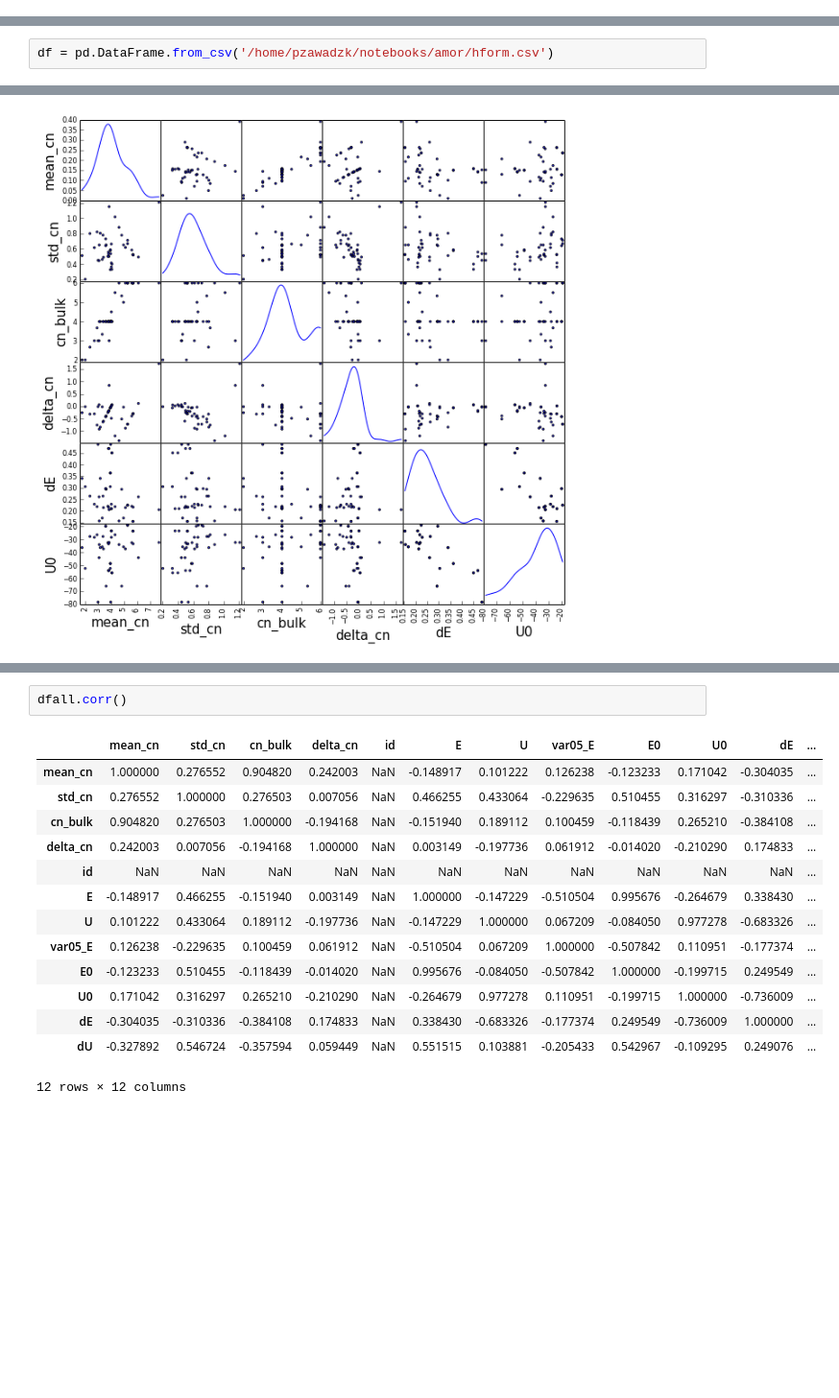
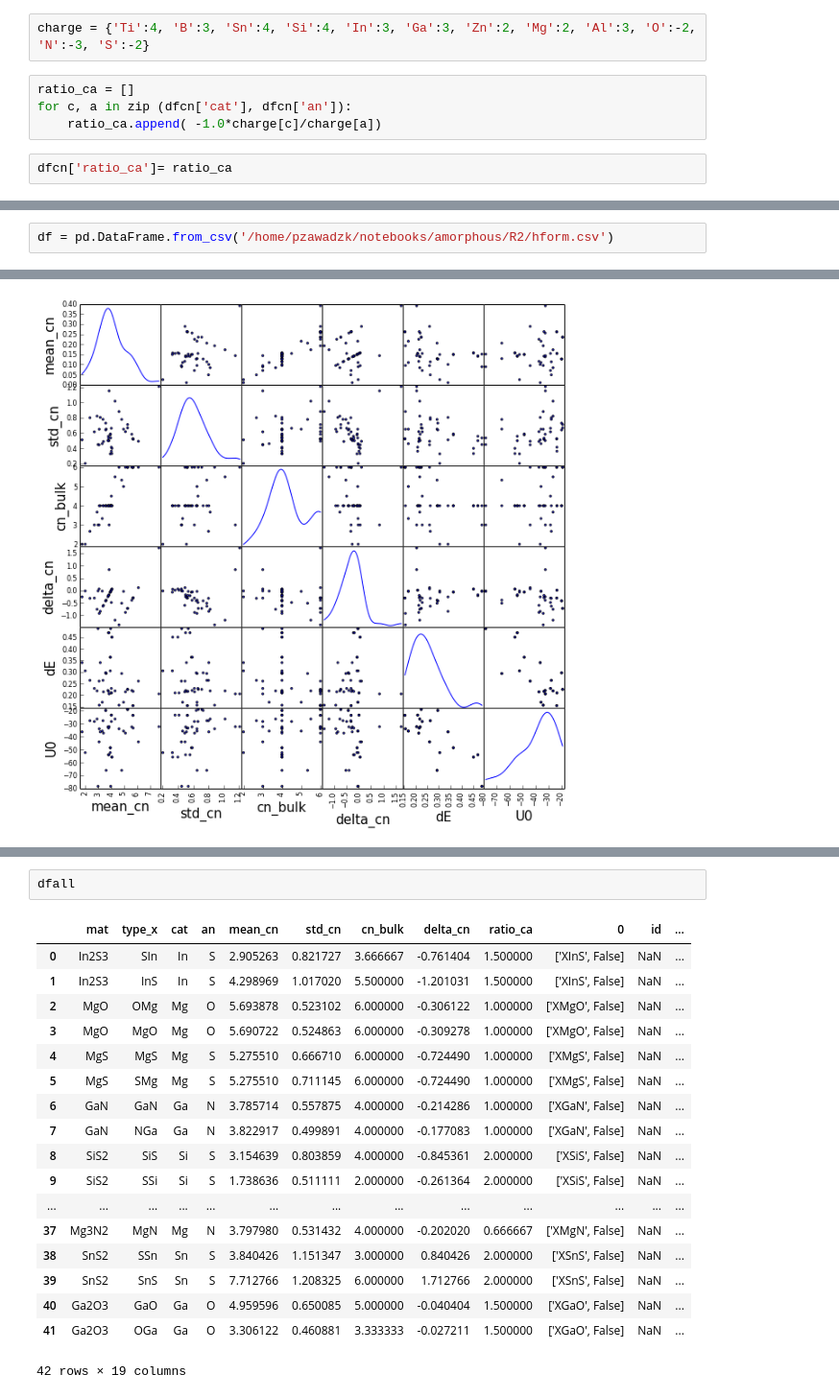
Before and after one commit to pzawadzk/IPython-NB-amorphous, a Jupyter notebook: R2_SON_structures.ipynb, the cells around one changed output, grey strips where cells are left out. Shown at 96% size. Drawn from its saved outputs; the diff is of its cells as text; blank space fills up the shorter version.

```diff
--- a/R2_SON_structures.ipynb
+++ b/R2_SON_structures.ipynb
@@ -272,6 +272,14 @@ for key_type in ['O', 'N', 'S']:
 savefig("CN_pdf.pdf", bbox_inches='tight')
 # %% [output]
 [figure]
+# %%
+charge = {'Ti':4, 'B':3, 'Sn':4, 'Si':4, 'In':3, 'Ga':3, 'Zn':2, 'Mg':2, 'Al':3, 'O':-2, 'N':-3, 'S':-2}
+# %%
+ratio_ca = []
+for c, a in zip (dfcn['cat'], dfcn['an']):
+    ratio_ca.append( -1.0*charge[c]/charge[a])
+# %%
+dfcn['ratio_ca']= ratio_ca
 # %%
 dfcn
 # %% [output]
@@ -326,7 +339,7 @@ dfcn[['mean_cn',  'std_cn', 'cn_bulk', 'delta_cn']].corr()
 | delta_cn | 0.226237 | 0.027411 | -0.181434 | 1.000000 |
 4 rows × 4 columns
 # %%
-df = pd.DataFrame.from_csv('/home/pzawadzk/notebooks/amor/hform.csv')
+df = pd.DataFrame.from_csv('/home/pzawadzk/notebooks/amorphous/R2/hform.csv')
 # %%
 df['mat']= df.index
 # %%
@@ -357,17 +393,21 @@ scatter_matrix(dfall[['mean_cn',  'std_cn', 'cn_bulk', 'delta_cn', 'dE', 'U0']],
 # %%
-dfall.corr()
+dfall
 # %% [output]
-|  | mean_cn | std_cn | cn_bulk | delta_cn | id | E | U | var05_E | E0 | U0 | dE | ... |
-| mean_cn | 1.000000 | 0.276552 | 0.904820 | 0.242003 | NaN | -0.148917 | 0.101222 | 0.126238 | -0.123233 | 0.171042 | -0.304035 | ... |
-| std_cn | 0.276552 | 1.000000 | 0.276503 | 0.007056 | NaN | 0.466255 | 0.433064 | -0.229635 | 0.510455 | 0.316297 | -0.310336 | ... |
-| cn_bulk | 0.904820 | 0.276503 | 1.000000 | -0.194168 | NaN | -0.151940 | 0.189112 | 0.100459 | -0.118439 | 0.265210 | -0.384108 | ... |
-| delta_cn | 0.242003 | 0.007056 | -0.194168 | 1.000000 | NaN | 0.003149 | -0.197736 | 0.061912 | -0.014020 | -0.210290 | 0.174833 | ... |
-| id | NaN | NaN | NaN | NaN | NaN | NaN | NaN | NaN | NaN | NaN | NaN | ... |
-| E | -0.148917 | 0.466255 | -0.151940 | 0.003149 | NaN | 1.000000 | -0.147229 | -0.510504 | 0.995676 | -0.264679 | 0.338430 | ... |
-| U | 0.101222 | 0.433064 | 0.189112 | -0.197736 | NaN | -0.147229 | 1.000000 | 0.067209 | -0.084050 | 0.977278 | -0.683326 | ... |
-| var05_E | 0.126238 | -0.229635 | 0.100459 | 0.061912 | NaN | -0.510504 | 0.067209 | 1.000000 | -0.507842 | 0.110951 | -0.177374 | ... |
-| E0 | -0.123233 | 0.510455 | -0.118439 | -0.014020 | NaN | 0.995676 | -0.084050 | -0.507842 | 1.000000 | -0.199715 | 0.249549 | ... |
-| U0 | 0.171042 | 0.316297 | 0.265210 | -0.210290 | NaN | -0.264679 | 0.977278 | 0.110951 | -0.199715 | 1.000000 | -0.736009 | ... |
-| dE | -0.304035 | -0.310336 | -0.384108 | 0.174833 | NaN | 0.338430 | -0.683326 | -0.177374 | 0.249549 | -0.736009 | 1.000000 | ... |
-| dU | -0.327892 | 0.546724 | -0.357594 | 0.059449 | NaN | 0.551515 | 0.103881 | -0.205433 | 0.542967 | -0.109295 | 0.249076 | ... |
+|  | mat | type_x | cat | an | mean_cn | std_cn | cn_bulk | delta_cn | ratio_ca | 0 | id | ... |
+| 0 | In2S3 | SIn | In | S | 2.905263 | 0.821727 | 3.666667 | -0.761404 | 1.500000 | ['XInS', False] | NaN | ... |
+| 1 | In2S3 | InS | In | S | 4.298969 | 1.017020 | 5.500000 | -1.201031 | 1.500000 | ['XInS', False] | NaN | ... |
+| 2 | MgO | OMg | Mg | O | 5.693878 | 0.523102 | 6.000000 | -0.306122 | 1.000000 | ['XMgO', False] | NaN | ... |
+| 3 | MgO | MgO | Mg | O | 5.690722 | 0.524863 | 6.000000 | -0.309278 | 1.000000 | ['XMgO', False] | NaN | ... |
+| 4 | MgS | MgS | Mg | S | 5.275510 | 0.666710 | 6.000000 | -0.724490 | 1.000000 | ['XMgS', False] | NaN | ... |
+| 5 | MgS | SMg | Mg | S | 5.275510 | 0.711145 | 6.000000 | -0.724490 | 1.000000 | ['XMgS', False] | NaN | ... |
+| 6 | GaN | GaN | Ga | N | 3.785714 | 0.557875 | 4.000000 | -0.214286 | 1.000000 | ['XGaN', False] | NaN | ... |
+| 7 | GaN | NGa | Ga | N | 3.822917 | 0.499891 | 4.000000 | -0.177083 | 1.000000 | ['XGaN', False] | NaN | ... |
+| 8 | SiS2 | SiS | Si | S | 3.154639 | 0.803859 | 4.000000 | -0.845361 | 2.000000 | ['XSiS', False] | NaN | ... |
+| 9 | SiS2 | SSi | Si | S | 1.738636 | 0.511111 | 2.000000 | -0.261364 | 2.000000 | ['XSiS', False] | NaN | ... |
+| ... | ... | ... | ... | ... | ... | ... | ... | ... | ... | ... | ... | ... |
+| 37 | Mg3N2 | MgN | Mg | N | 3.797980 | 0.531432 | 4.000000 | -0.202020 | 0.666667 | ['XMgN', False] | NaN | ... |
+| 38 | SnS2 | SSn | Sn | S | 3.840426 | 1.151347 | 3.000000 | 0.840426 | 2.000000 | ['XSnS', False] | NaN | ... |
+| 39 | SnS2 | SnS | Sn | S | 7.712766 | 1.208325 | 6.000000 | 1.712766 | 2.000000 | ['XSnS', False] | NaN | ... |
+| 40 | Ga2O3 | GaO | Ga | O | 4.959596 | 0.650085 | 5.000000 | -0.040404 | 1.500000 | ['XGaO', False] | NaN | ... |
+| 41 | Ga2O3 | OGa | Ga | O | 3.306122 | 0.460881 | 3.333333 | -0.027211 | 1.500000 | ['XGaO', False] | NaN | ... |
-12 rows × 12 columns
+42 rows × 19 columns
```
Also changed, not shown: parts of 7 cells of this notebook, 2 other files.
